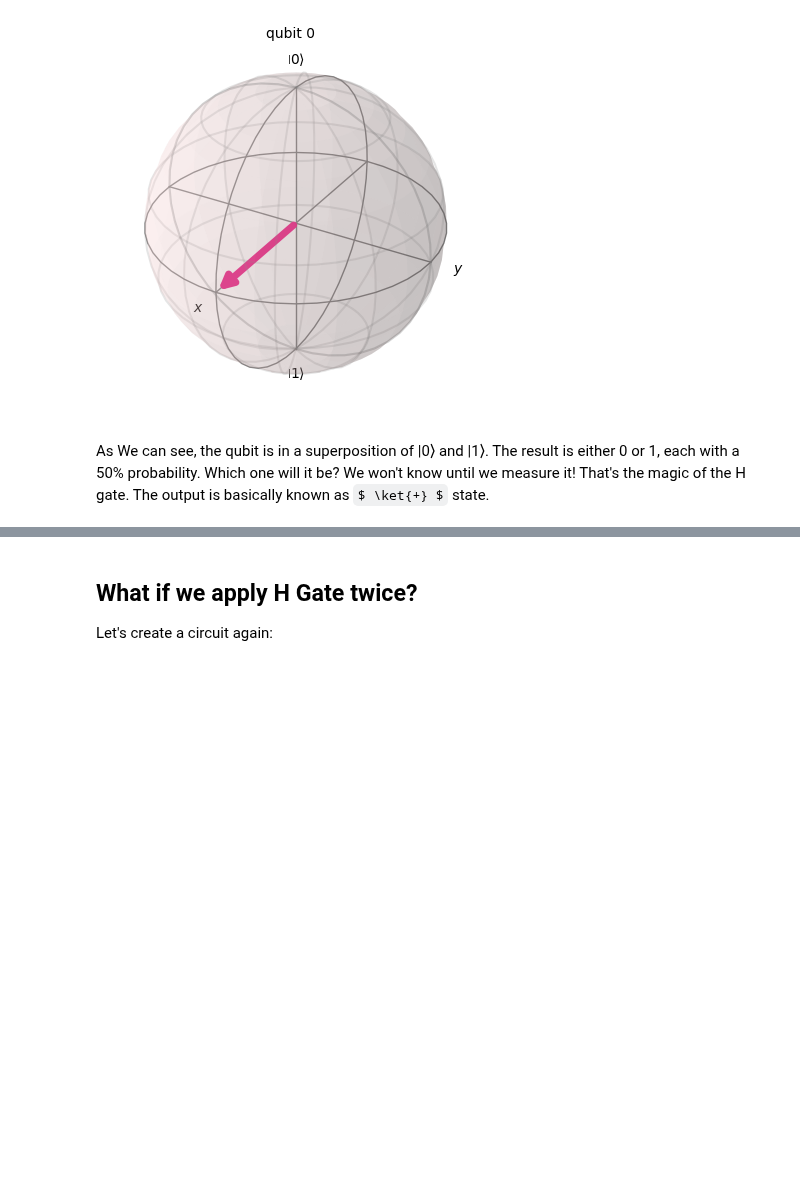
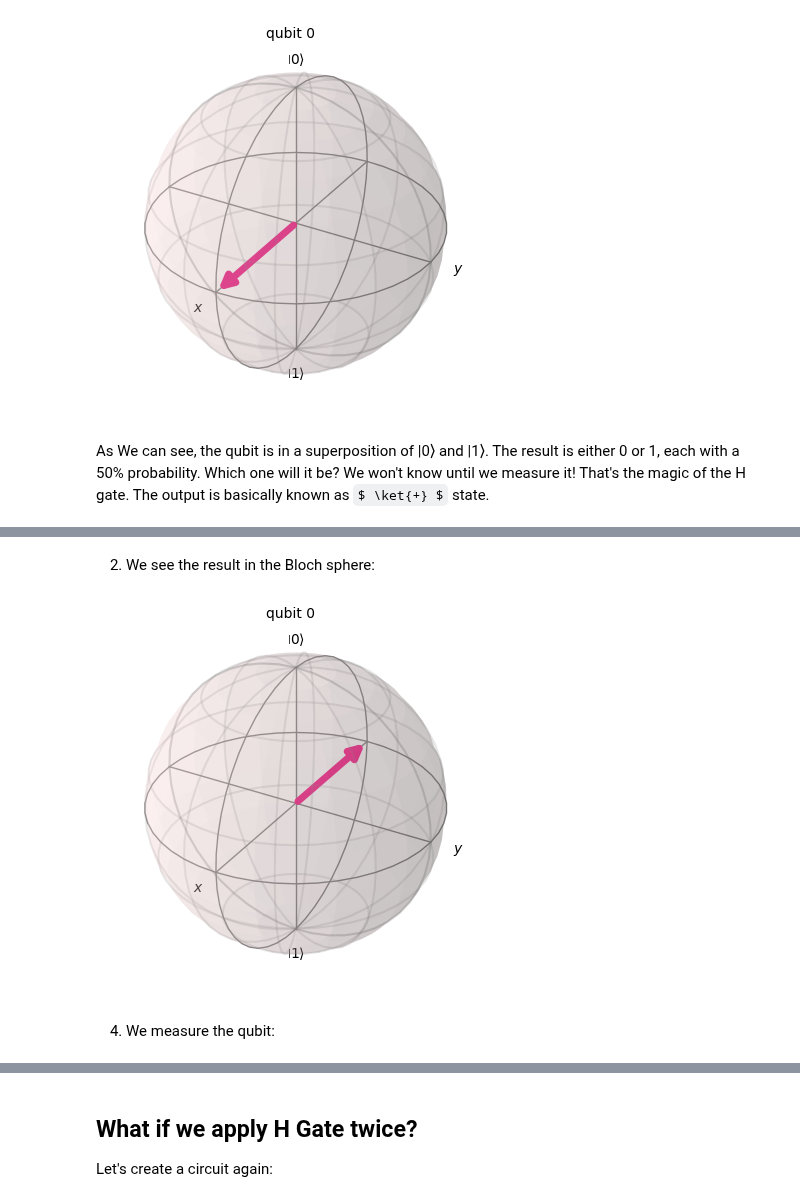
Before and after one commit to ahkatlio/QHSO_Basics_of_Qiskit, a Jupyter notebook: Books/Fundamentals/Basic_Gates/H_gate.ipynb, the cells around one changed output, grey strips where cells are left out. Cells and saved outputs as stored; diff of their text form; code cells hidden in the pictures; some formulas as TeX source; blank space fills up the shorter version.

```diff
--- a/Books/Fundamentals/Basic_Gates/H_gate.ipynb
+++ b/Books/Fundamentals/Basic_Gates/H_gate.ipynb
@@ -109,0 +150,11 @@ As We can see, the qubit is in a superposition of |0⟩ and |1⟩. The result is
+# %% [markdown]
+2) We see the result in the Bloch sphere:
+# %%
+backend = Aer.get_backend('statevector_simulator')
+result = execute(qc3, backend).result()
+statevector = result.get_statevector(qc3)
+plot_bloch_multivector(statevector)
+# %% [output]
+[figure, added]
+# %% [markdown]
+4) We measure the qubit:
```
Also changed, not shown: parts of 12 cells of this notebook.
